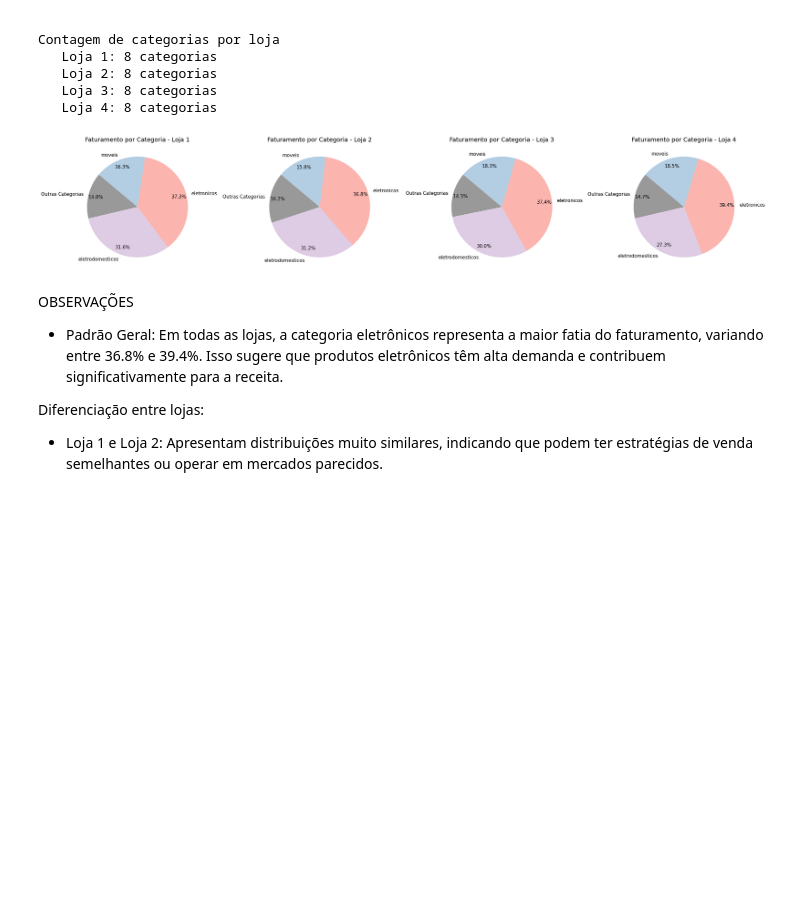
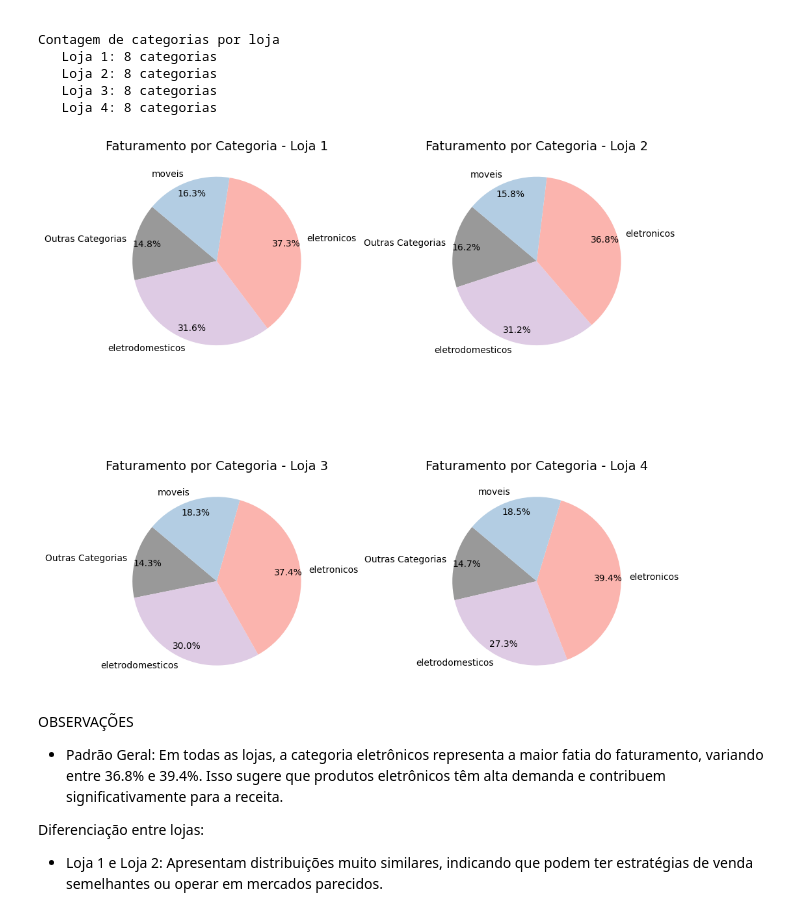
Before and after one commit to emilibohrer/alura_store, a Jupyter notebook: AluraStoreBr.ipynb, the cells around one changed output. Cells and saved outputs as stored; diff of their text form; code cells hidden in the pictures; blank space fills up the shorter version.

Commit message:
exportando os graficos

```diff
--- a/AluraStoreBr.ipynb
+++ b/AluraStoreBr.ipynb
@@ -123,15 +123,16 @@ fontsize_titulo = 14
 fontsize_eixos = 12
 
 # Definindo a paleta de cores para as lojas
-# cores_paleta_lojas = ['#EED7D3', '#C89BA3', '#9E6B82', '#3B2A3E']
-cores_paleta_lojas = ['#1b9e77', '#d95f02', '#7570b3', '#0173b2']
+cores_paleta_lojas = ["#1b9e77", "#d95f02", "#7570b3", "#0173b2"]
 
-categorias_unicas = df['Categoria do Produto'].unique()
+categorias_unicas = df["Categoria do Produto"].unique()
 
 cores_paleta = plt.cm.Pastel1(np.linspace(0, 1, len(categorias_unicas)))
-cor_categoria = {categoria: cores_paleta[idx] for idx, categoria in enumerate(categorias_unicas)}
+cor_categoria = {
+    categoria: cores_paleta[idx] for idx, categoria in enumerate(categorias_unicas)
+}
 
-num_lojas = len(df['loja'].unique())
+num_lojas = len(df["loja"].unique())
 # %% [markdown]
 # 1. Análise Faturamento
 # %%
@@ -362,44 +369,58 @@ Contagem de categorias por loja
    Loja 3: 8 categorias
    Loja 4: 8 categorias
 # %%
-df_group_cat = df.groupby(['loja', 'Categoria do Produto']).agg(
-    valor_total=('Preço', 'sum'),
-    quantidade=('Preço', 'count')
-).reset_index()
+df_group_cat = (
+    df.groupby(["loja", "Categoria do Produto"])
+    .agg(valor_total=("Preço", "sum"), quantidade=("Preço", "count"))
+    .reset_index()
+)
 # %%
-""" Gráfico de Pizza - Faturamento por Categoria com 'Outras Categorias' """
+# Definir número de linhas dinamicamente
+num_rows = -(-num_lojas // 2)  # Arredondar para cima
 
-# Criar a figura com subplots (ajustando tamanho dinamicamente)
-fig, axes = plt.subplots(1, num_lojas, figsize=(6 * num_lojas, 6))
+fig, axes = plt.subplots(num_rows, 2, figsize=(10, 5 * num_rows))  # 2 colunas por linha
+
+# Garantir que axes seja sempre iterável
+axes = axes.flatten() if num_lojas > 1 else [axes]
 
 # Iterar sobre cada loja e criar o gráfico de pizza correspondente
-for idx, loja in enumerate(df_group_cat['loja'].unique()):
-    df_aux = df_group_cat[df_group_cat['loja'] == loja].copy()
-    df_aux = df_aux.sort_values('valor_total', ascending=False)
+for idx, loja in enumerate(df_group_cat["loja"].unique()):
+    df_aux = df_group_cat[df_group_cat["loja"] == loja].copy()
+    df_aux = df_aux.sort_values("valor_total", ascending=False)
 
     # Calcular a participação percentual de cada categoria
-    df_aux['percentual'] = df_aux['valor_total'] / df_aux['valor_total'].sum()
+    df_aux["percentual"] = df_aux["valor_total"] / df_aux["valor_total"].sum()
 
-    # Agrupar categorias abaixo de 5% em "Outras Categorias"
-    df_aux.loc[df_aux['percentual'] < 0.1, 'Categoria do Produto'] = 'Outras Categorias'
+    # Agrupar categorias abaixo de 10% em "Outras Categorias"
+    df_aux.loc[df_aux["percentual"] < 0.1, "Categoria do Produto"] = "Outras Categorias"
 
     # Agrupar os valores novamente para somar "Outras Categorias"
-    df_aux = df_aux.groupby('Categoria do Produto', as_index=False).sum()
+    df_aux = df_aux.groupby("Categoria do Produto", as_index=False).sum()
 
-    colors = [cor_categoria.get(categoria, '#999999') for categoria in df_aux['Categoria do Produto']]
+    colors = [
+        cor_categoria.get(categoria, "#999999")
+        for categoria in df_aux["Categoria do Produto"]
+    ]
 
     axes[idx].pie(
-        df_aux['valor_total'], labels=df_aux['Categoria do Produto'], autopct='%1.1f%%',
-        colors=colors, startangle=140, pctdistance=0.85,
-        textprops={'fontsize': 11}  # Ajuste o valor conforme necessário
+        df_aux["valor_total"],
+        labels=df_aux["Categoria do Produto"],
+        autopct="%1.1f%%",
+        colors=colors,
+        startangle=140,
+        pctdistance=0.85,
+        textprops={"fontsize": 10},
     )
 
-    axes[idx].set_title(f'Faturamento por Categoria - Loja {loja}', size=fontsize_titulo)
+    axes[idx].set_title(
+        f"Faturamento por Categoria - Loja {loja}", size=fontsize_titulo
+    )
 
 plt.tight_layout()
+plt.savefig("imagens_export/faturamento_categoria.png", dpi=300, bbox_inches="tight")
 plt.show()
 # %% [output]
-[figure, old version]
+[figure, new version]
 # %% [markdown]
 OBSERVAÇÕES
 
```
Also changed, not shown: parts of 38 cells of this notebook, 19 other files.
